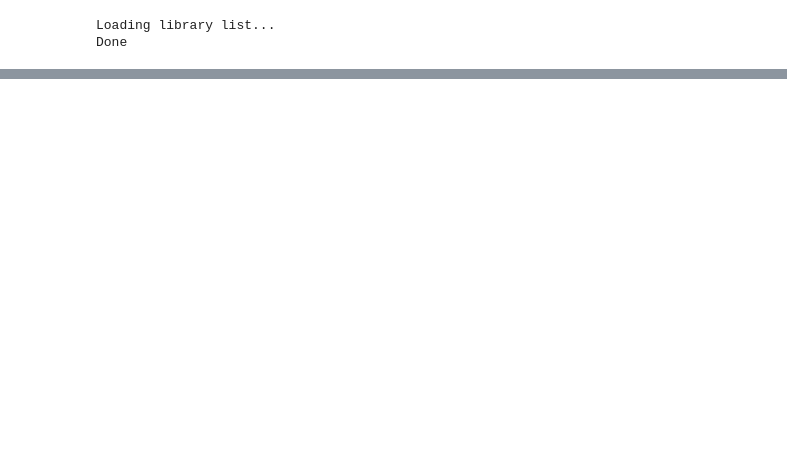
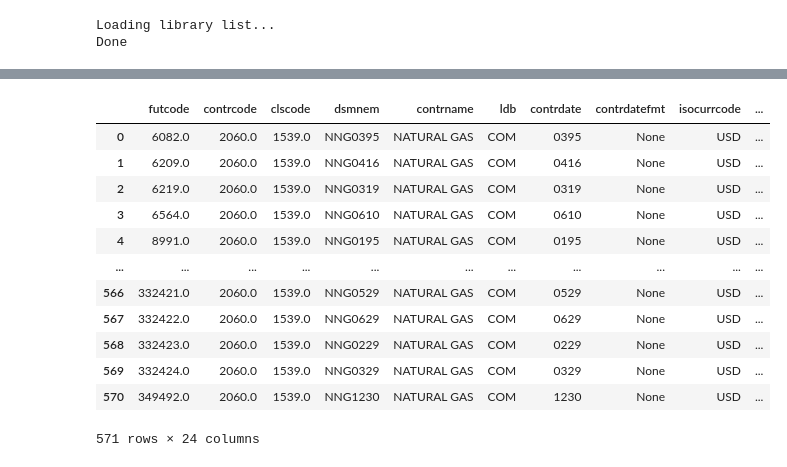
Before and after one commit to kyleparran/final_project_group_09, a Jupyter notebook: src/pull_futures_data_test.ipynb, the cells around one changed output, grey strips where cells are left out. Saved outputs shown, nothing was run; the diff lists cells and outputs as text; code cells hidden in the pictures; blank space fills up the shorter version.

```diff
--- a/src/pull_futures_data_test.ipynb
+++ b/src/pull_futures_data_test.ipynb
@@ -46,3 +53,26 @@ data
+# %%
+query = """SELECT * FROM tr_ds_fut.wrds_contract_info
+        WHERE contrcode = 2060
+        LIMIT 1000"""
+
+data = db.raw_sql(query)
+pd.set_option('display.max_colwidth', None)
+#display(data['contrname'])
+data
+# %% [output]
+|  | futcode | contrcode | clscode | dsmnem | contrname | ldb | contrdate | contrdatefmt | isocurrcode | ... |
+| 0 | 6082.0 | 2060.0 | 1539.0 | NNG0395 | NATURAL GAS | COM | 0395 | None | USD | ... |
+| 1 | 6209.0 | 2060.0 | 1539.0 | NNG0416 | NATURAL GAS | COM | 0416 | None | USD | ... |
+| 2 | 6219.0 | 2060.0 | 1539.0 | NNG0319 | NATURAL GAS | COM | 0319 | None | USD | ... |
+| 3 | 6564.0 | 2060.0 | 1539.0 | NNG0610 | NATURAL GAS | COM | 0610 | None | USD | ... |
+| 4 | 8991.0 | 2060.0 | 1539.0 | NNG0195 | NATURAL GAS | COM | 0195 | None | USD | ... |
+| ... | ... | ... | ... | ... | ... | ... | ... | ... | ... | ... |
+| 566 | 332421.0 | 2060.0 | 1539.0 | NNG0529 | NATURAL GAS | COM | 0529 | None | USD | ... |
+| 567 | 332422.0 | 2060.0 | 1539.0 | NNG0629 | NATURAL GAS | COM | 0629 | None | USD | ... |
+| 568 | 332423.0 | 2060.0 | 1539.0 | NNG0229 | NATURAL GAS | COM | 0229 | None | USD | ... |
+| 569 | 332424.0 | 2060.0 | 1539.0 | NNG0329 | NATURAL GAS | COM | 0329 | None | USD | ... |
+| 570 | 349492.0 | 2060.0 | 1539.0 | NNG1230 | NATURAL GAS | COM | 1230 | None | USD | ... |
+571 rows × 24 columns
 # %%
 db.describe_table(library="tr_ds_fut", table="wrds_fut_contract")
 # %% [output]
```
Also changed, not shown: parts of 24 cells of this notebook, 1 other file.
